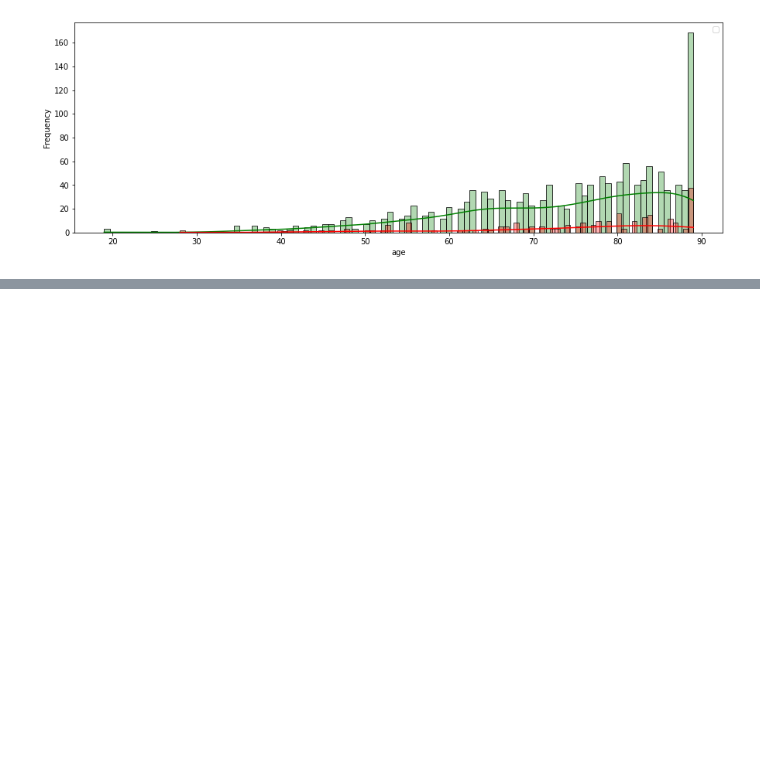
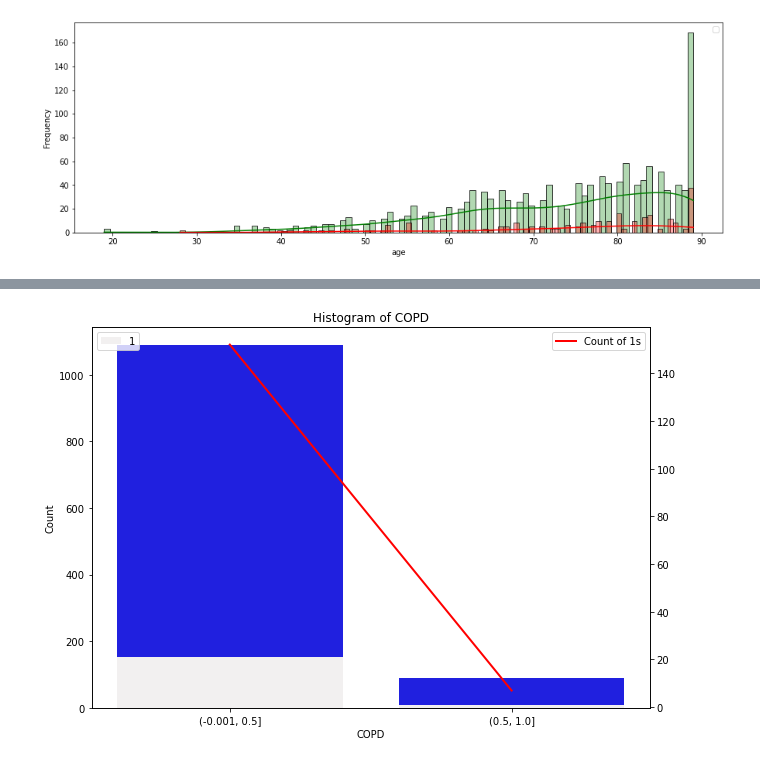
Before and after one commit to zeddines/Hospital-Mortality-Prediction, a Jupyter notebook: project.ipynb, the cells around one changed output, grey strips where cells are left out. Saved outputs shown, nothing was run; the diff lists cells and outputs as text; code cells hidden in the pictures; blank space fills up the shorter version.

```diff
--- a/project.ipynb
+++ b/project.ipynb
@@ -137,0 +160,29 @@ bin_and_plot(dataframe=df, feature_col='Respiratory rate', outcome_col='outcome'
+# %%
+data = df
+cat_feature = 'COPD'
+outcome_col = 'outcome'
+bins = 2
+
+# data[cat_feature] = data[cat_feature].fillna('Unknown')
+
+# Calculate the count of 1s in each bin
+bin_counts = data.groupby(pd.cut(data[cat_feature], bins))[[outcome_col]].sum()
+
+# Plot the histogram and add a line chart for the count of 1s
+fig, ax1 = plt.subplots(figsize=(10, 7))
+
+sns.countplot(x=cat_feature, data=data, color='blue', ax=ax1)
+sns.countplot(x=cat_feature, data=data, hue=outcome_col, hue_order=[1], color='red', ax=ax1)
+
+# Plot the count of 1s as a line chart on top of the histogram
+ax2 = ax1.twinx()
+ax2.plot(bin_counts.index.astype(str), bin_counts[outcome_col], 'r-', linewidth=2, label='Count of 1s')
+
+ax1.set_xlabel(cat_feature)
+ax1.set_ylabel('Count')
+ax1.set_title('Histogram of COPD')
+ax1.legend(loc='upper left')
+ax2.legend(loc='upper right')
+plt.show()
+# %% [output]
+[figure, added]
```
Also changed, not shown: parts of 6 cells of this notebook.
